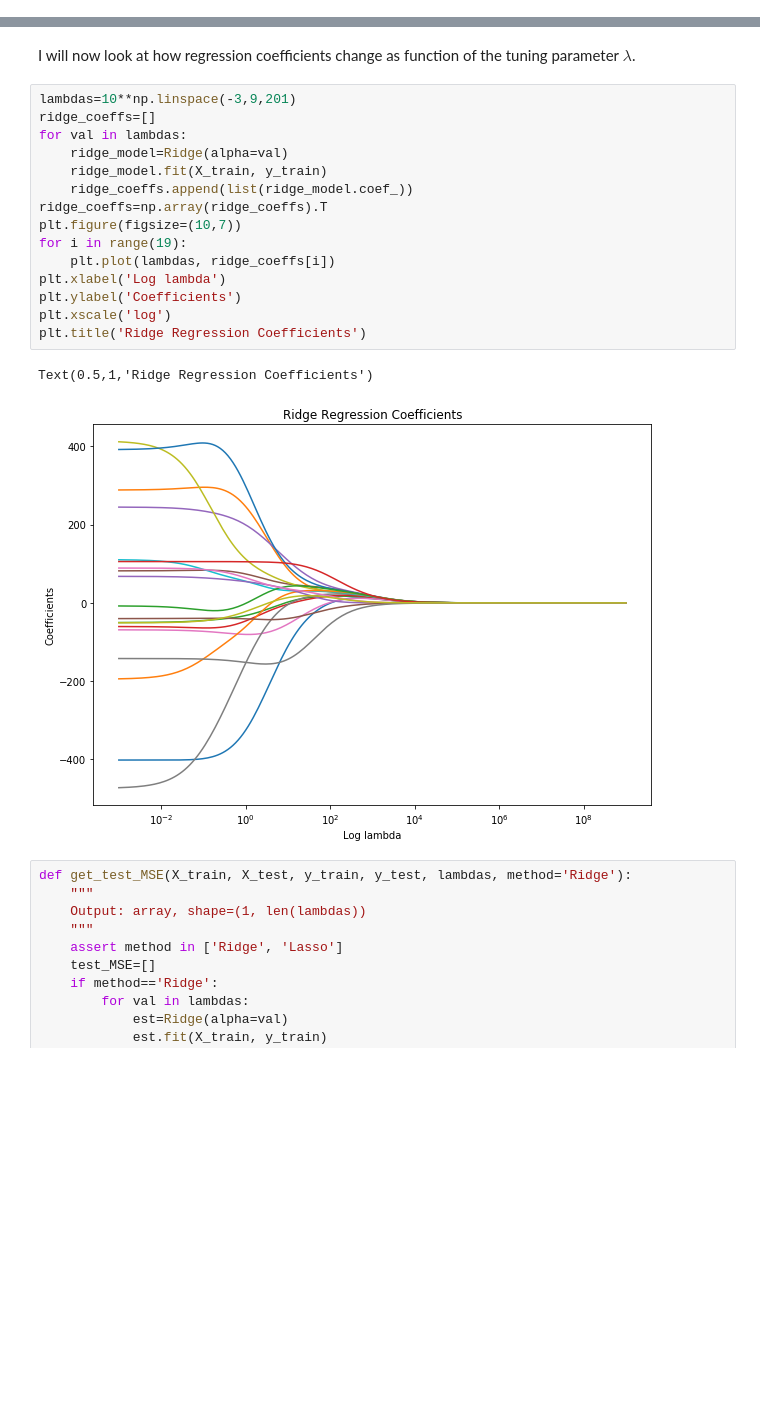
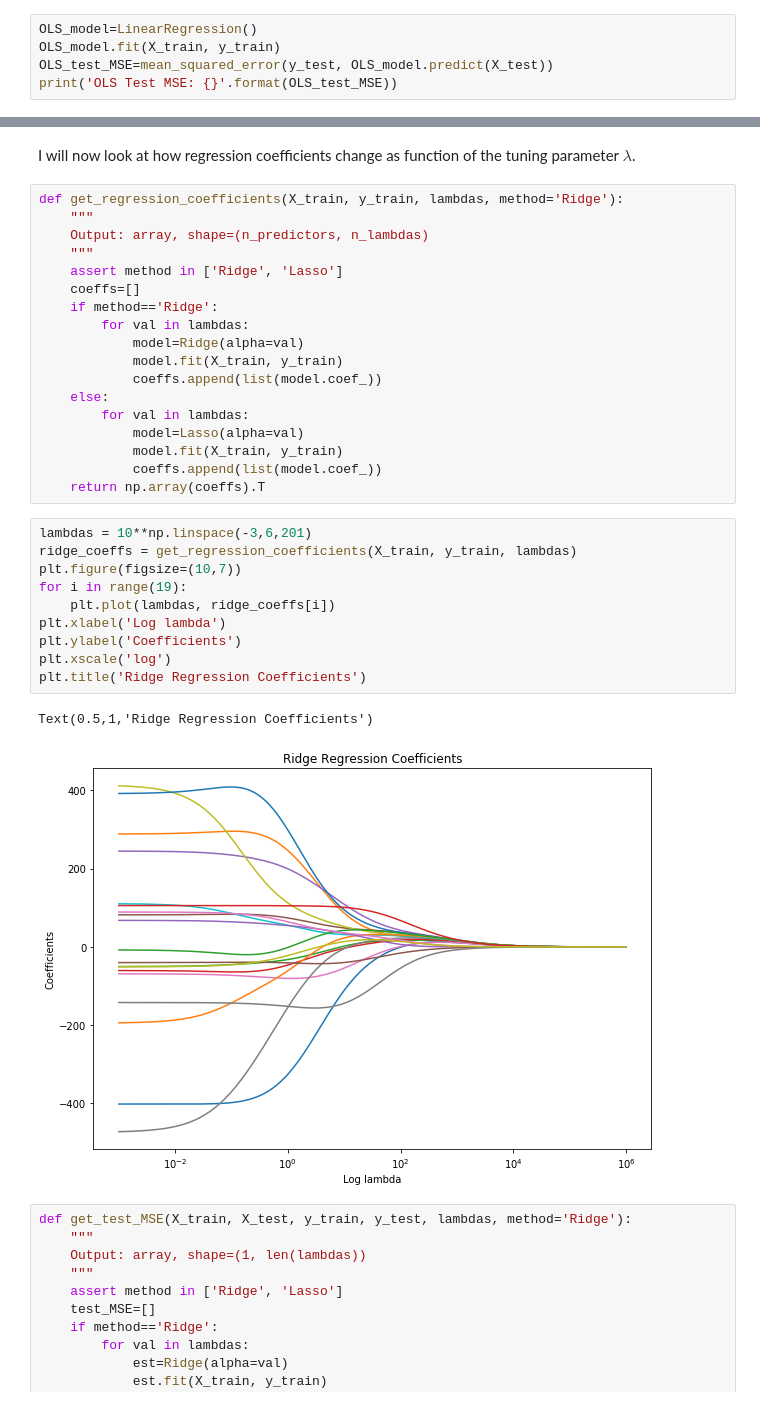
Before and after one commit to AtanasiuDemian/Introduction-to-Statistical-Learning---Python, a Jupyter notebook: Hitters.ipynb, the cells around one changed output, grey strips where cells are left out. Saved outputs shown, nothing was run; the diff lists cells and outputs as text; blank space fills up the shorter version.

```diff
--- a/Hitters.ipynb
+++ b/Hitters.ipynb
@@ -69,0 +82,5 @@ X_test[numerical_columns]=(X_test[numerical_columns]-mean)/std
+# %%
+OLS_model=LinearRegression()
+OLS_model.fit(X_train, y_train)
+OLS_test_MSE=mean_squared_error(y_test, OLS_model.predict(X_test))
+print('OLS Test MSE: {}'.format(OLS_test_MSE))
@@ -70,23 +91,36 @@ X_test[numerical_columns]=(X_test[numerical_columns]-mean)/std
 # %% [markdown]
 I will now look at how regression coefficients change as function of the tuning parameter $\lambda$.
+# %%
+def get_regression_coefficients(X_train, y_train, lambdas, method='Ridge'):
+    """
+    Output: array, shape=(n_predictors, n_lambdas)
+    """
+    assert method in ['Ridge', 'Lasso']
+    coeffs=[]
+    if method=='Ridge':
+        for val in lambdas:
+            model=Ridge(alpha=val)
+            model.fit(X_train, y_train)
+            coeffs.append(list(model.coef_))
+    else:
+        for val in lambdas:
+            model=Lasso(alpha=val)
+            model.fit(X_train, y_train)
+            coeffs.append(list(model.coef_))
+    return np.array(coeffs).T
 # %%
-lambdas=10**np.linspace(-3,9,201)
-ridge_coeffs=[]
-for val in lambdas:
-    ridge_model=Ridge(alpha=val)
-    ridge_model.fit(X_train, y_train)
-    ridge_coeffs.append(list(ridge_model.coef_))
-ridge_coeffs=np.array(ridge_coeffs).T
+lambdas = 10**np.linspace(-3,6,201)
+ridge_coeffs = get_regression_coefficients(X_train, y_train, lambdas)
 plt.figure(figsize=(10,7))
 for i in range(19):
     plt.plot(lambdas, ridge_coeffs[i])
 plt.xlabel('Log lambda')
 plt.ylabel('Coefficients')
 plt.xscale('log')
 plt.title('Ridge Regression Coefficients')
 # %% [output]
 Text(0.5,1,'Ridge Regression Coefficients')
-[figure, old version]
+[figure, new version]
 # %%
 def get_test_MSE(X_train, X_test, y_train, y_test, lambdas, method='Ridge'):
     """
```
Also changed, not shown: parts of 17 cells of this notebook.
